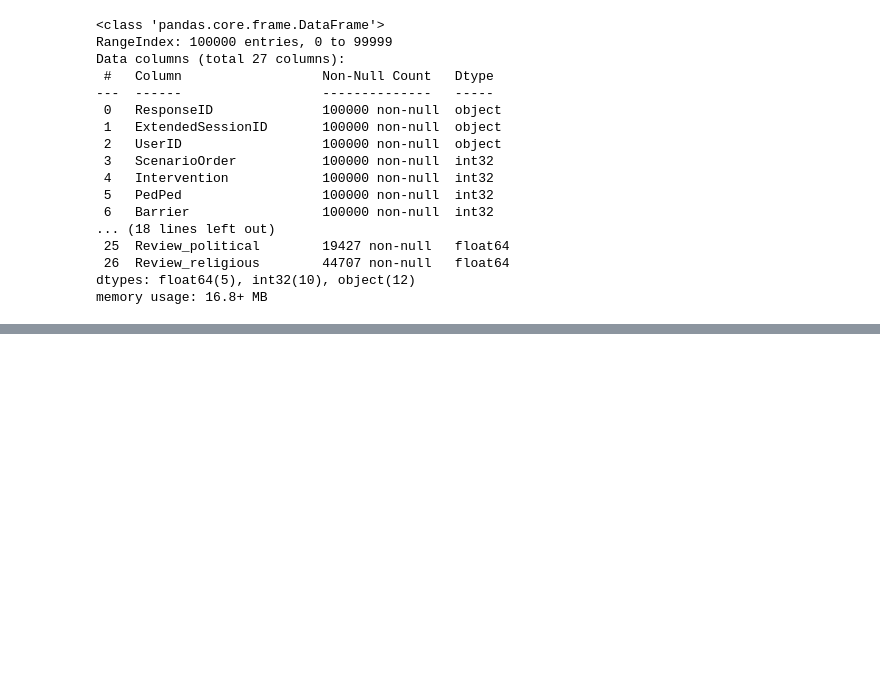
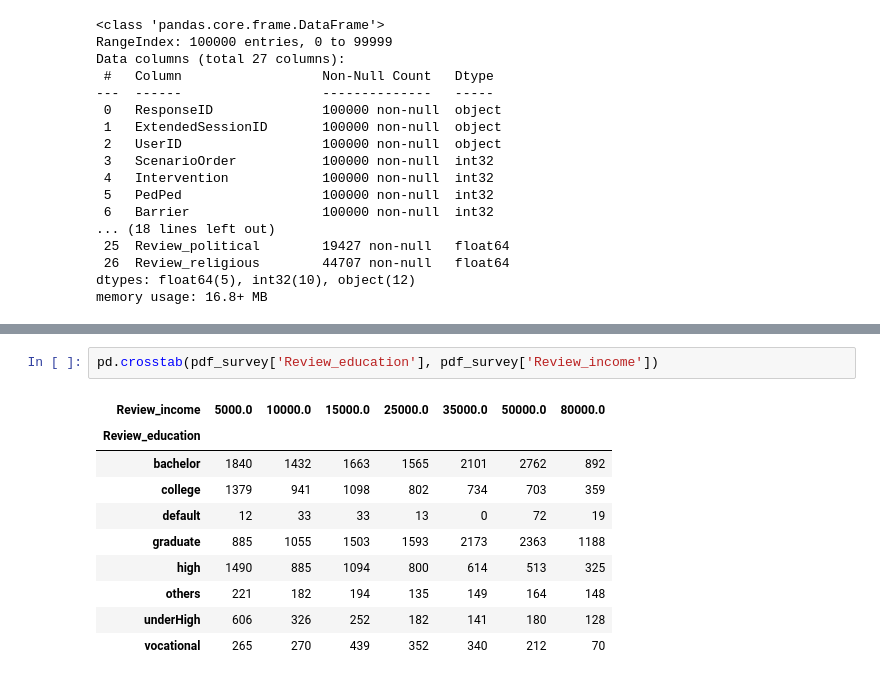
Before and after one commit to robertjhs/capstone1, a Jupyter notebook: ethicars.ipynb, the cells around one changed output, grey strips where cells are left out. Cells and saved outputs as stored; diff of their text form; blank space fills up the shorter version.

```diff
--- a/ethicars.ipynb
+++ b/ethicars.ipynb
@@ -275,0 +322,13 @@ memory usage: 16.8+ MB
+# %%
+pd.crosstab(pdf_survey['Review_education'], pdf_survey['Review_income'])
+# %% [output]
+| Review_income | 5000.0 | 10000.0 | 15000.0 | 25000.0 | 35000.0 | 50000.0 | 80000.0 |
+| Review_education |  |  |  |  |  |  |  |
+| bachelor | 1840 | 1432 | 1663 | 1565 | 2101 | 2762 | 892 |
+| college | 1379 | 941 | 1098 | 802 | 734 | 703 | 359 |
+| default | 12 | 33 | 33 | 13 | 0 | 72 | 19 |
+| graduate | 885 | 1055 | 1503 | 1593 | 2173 | 2363 | 1188 |
+| high | 1490 | 885 | 1094 | 800 | 614 | 513 | 325 |
+| others | 221 | 182 | 194 | 135 | 149 | 164 | 148 |
+| underHigh | 606 | 326 | 252 | 182 | 141 | 180 | 128 |
+| vocational | 265 | 270 | 439 | 352 | 340 | 212 | 70 |
```
Also changed, not shown: parts of 9 cells of this notebook.
